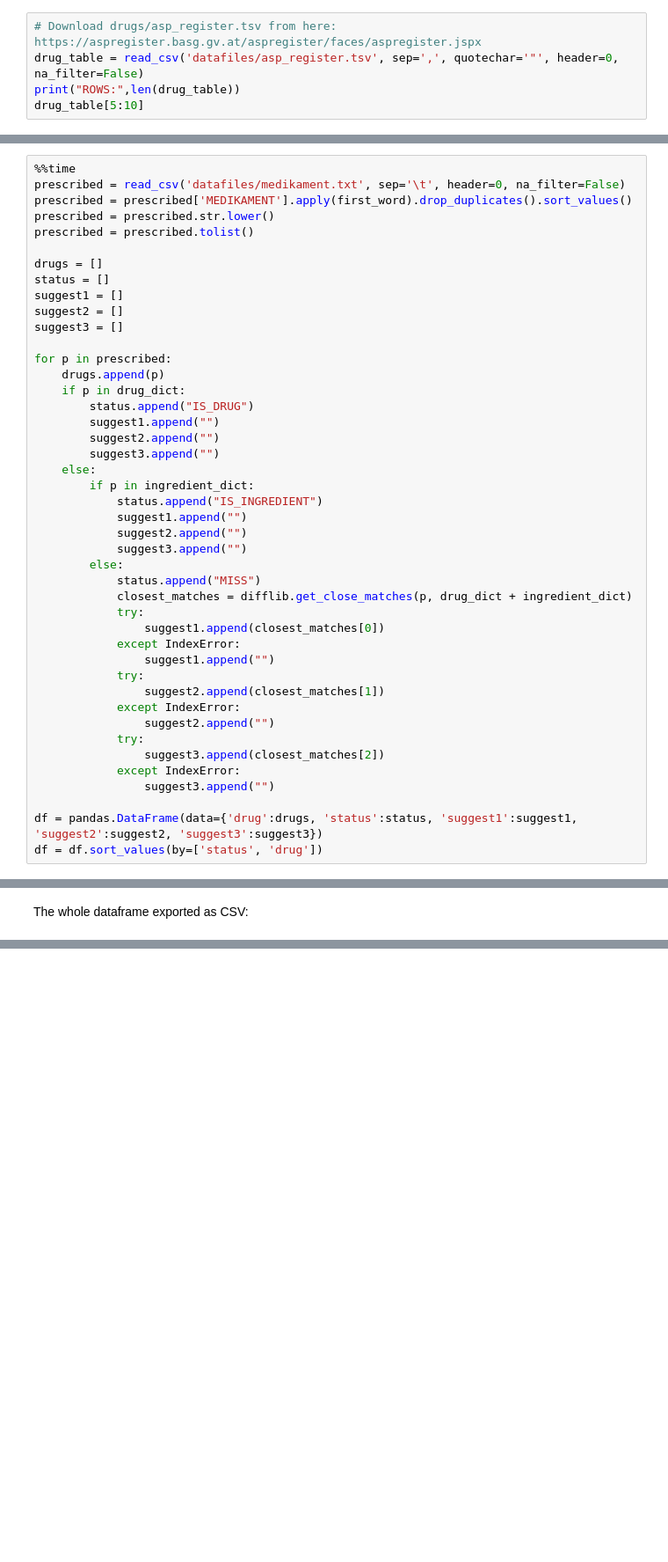
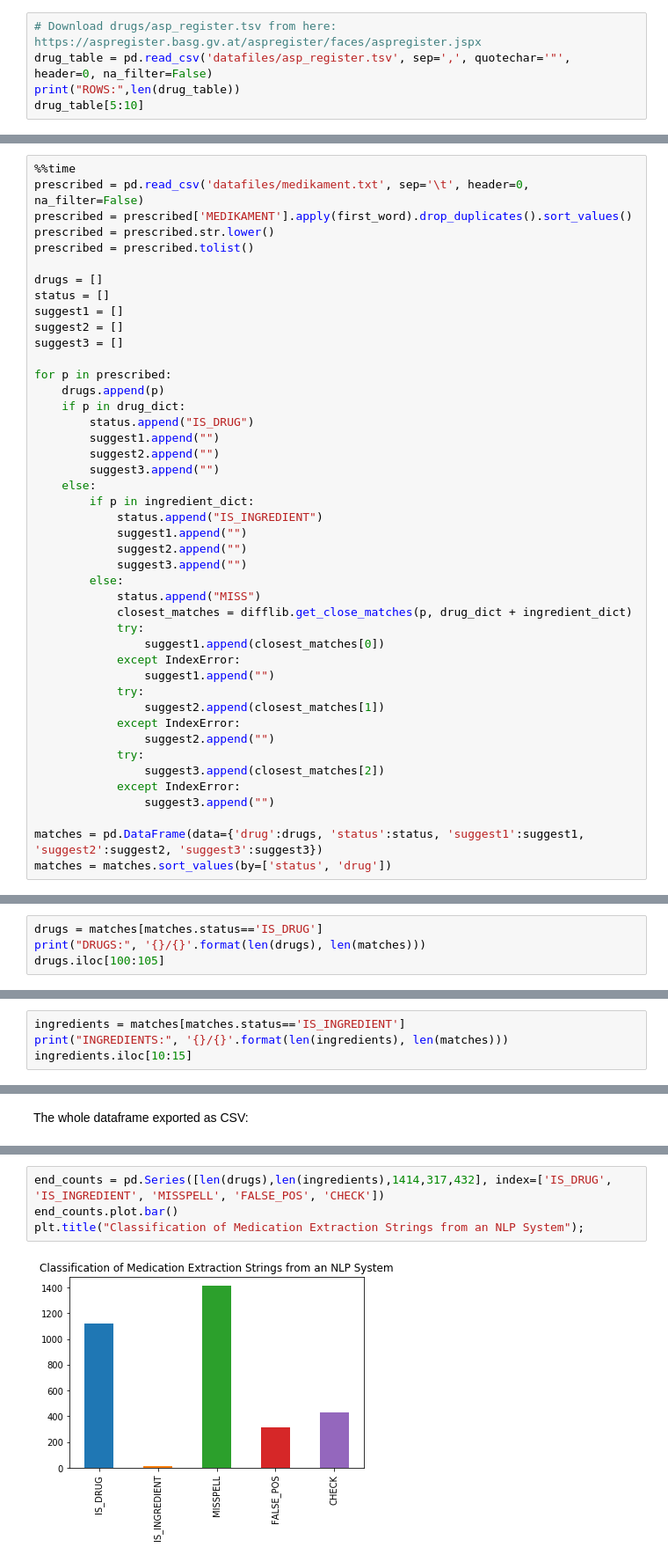
Before and after one commit to plopezgarcia/one-offs, a Jupyter notebook: drug-ingredients-matching/drug-ingredients-matching.ipynb, the cells around one changed output, grey strips where cells are left out. Shown at 88% size. Saved outputs shown, nothing was run; the diff lists cells and outputs as text; blank space fills up the shorter version.

Commit message:
Cleaned up and added graph with final results

```diff
--- a/drug-ingredients-matching/drug-ingredients-matching.ipynb
+++ b/drug-ingredients-matching/drug-ingredients-matching.ipynb
@@ -24,7 +50,7 @@ import difflib
 We first create two dictionaries (lists) for drugs and ingredients based on the [official drugs table](https://aspregister.basg.gv.at/aspregister/faces/aspregister.jspx) published by the [Bundesamt für Sicherheit im Gesundheitswesen](http://www.basg.gv.at/)
 # %%
 # Download drugs/asp_register.tsv from here: https://aspregister.basg.gv.at/aspregister/faces/aspregister.jspx
-drug_table = read_csv('datafiles/asp_register.tsv', sep=',', quotechar='"', header=0, na_filter=False)
+drug_table = pd.read_csv('datafiles/asp_register.tsv', sep=',', quotechar='"', header=0, na_filter=False)
 print("ROWS:",len(drug_table))
 drug_table[5:10]
 # %% [output]
@@ -89,6 +115,6 @@ Lines of extracted medication are not perfect and might contain actual drugs or
 # %%
 %%time
-prescribed = read_csv('datafiles/medikament.txt', sep='\t', header=0, na_filter=False)
+prescribed = pd.read_csv('datafiles/medikament.txt', sep='\t', header=0, na_filter=False)
 prescribed = prescribed['MEDIKAMENT'].apply(first_word).drop_duplicates().sort_values()
 prescribed = prescribed.str.lower()
 prescribed = prescribed.tolist()
@@ -128,6 +154,6 @@ for p in prescribed:
             except IndexError:
                 suggest3.append("")
 
-df = pandas.DataFrame(data={'drug':drugs, 'status':status, 'suggest1':suggest1, 'suggest2':suggest2, 'suggest3':suggest3})
-df = df.sort_values(by=['status', 'drug'])
+matches = pd.DataFrame(data={'drug':drugs, 'status':status, 'suggest1':suggest1, 'suggest2':suggest2, 'suggest3':suggest3})
+matches = matches.sort_values(by=['status', 'drug'])
 # %% [output]
@@ -170,0 +169,4 @@ df[df.status=='MISS'].iloc[100:105]
+# %%
+drugs = matches[matches.status=='IS_DRUG']
+print("DRUGS:", '{}/{}'.format(len(drugs), len(matches)))
+drugs.iloc[100:105]
@@ -170,0 +181,4 @@ df[df.status=='MISS'].iloc[100:105]
+# %%
+ingredients = matches[matches.status=='IS_INGREDIENT']
+print("INGREDIENTS:", '{}/{}'.format(len(ingredients), len(matches)))
+ingredients.iloc[10:15]
@@ -174,0 +214,6 @@ df.to_csv("coverage.csv", index=False, sep='\t')
+# %%
+end_counts = pd.Series([len(drugs),len(ingredients),1414,317,432], index=['IS_DRUG', 'IS_INGREDIENT', 'MISSPELL', 'FALSE_POS', 'CHECK'])
+end_counts.plot.bar()
+plt.title("Classification of Medication Extraction Strings from an NLP System");
+# %% [output]
+[figure, added]
```
Also changed, not shown: parts of 18 cells of this notebook.
